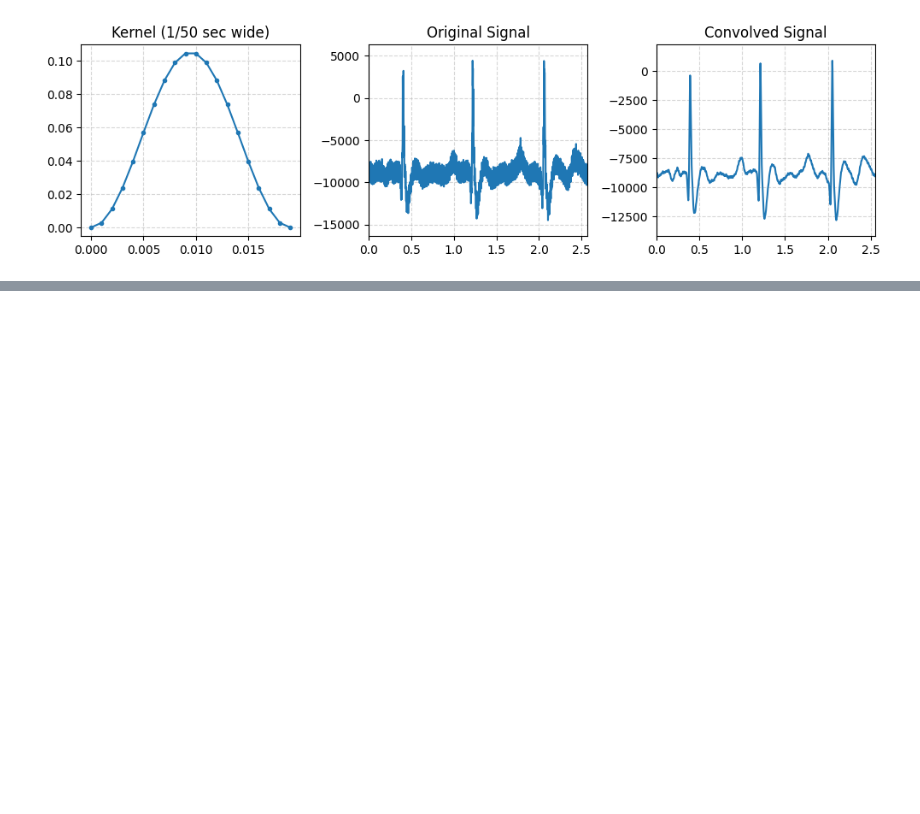
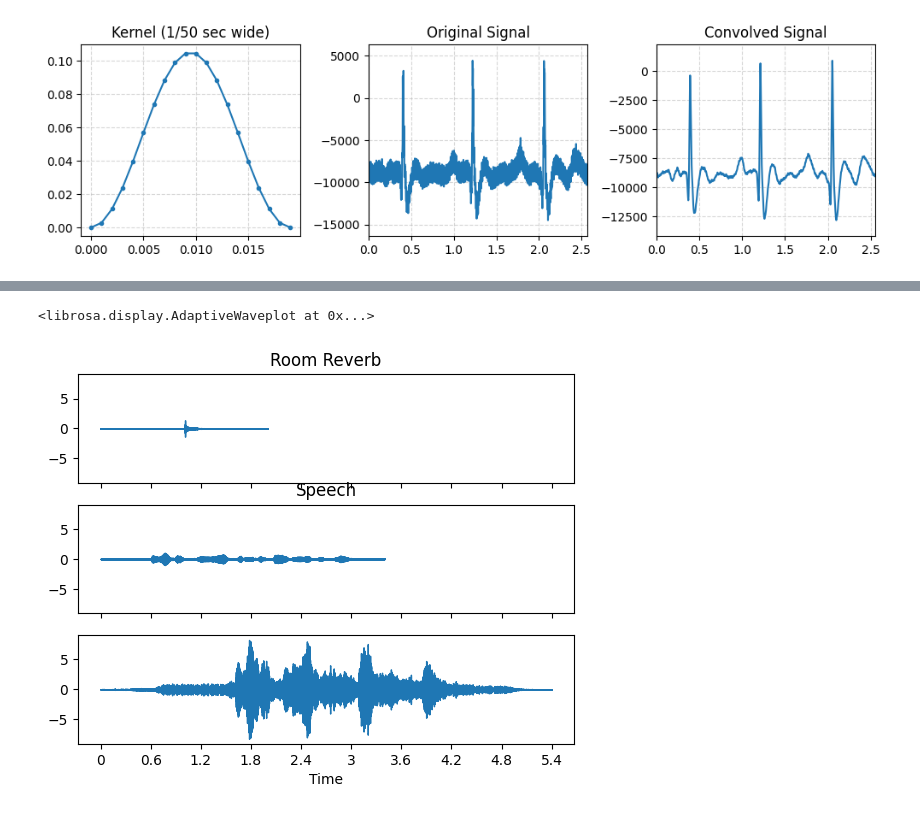
Before and after one commit to vi-bulchandani/da623-convolution-1d, a Jupyter notebook: notebook.ipynb, the cells around one changed output, grey strips where cells are left out. Drawn from its saved outputs; the diff is of its cells as text; code cells hidden in the pictures; blank space fills up the shorter version.

```diff
--- a/notebook.ipynb
+++ b/notebook.ipynb
@@ -440,0 +451,27 @@ plt.show()
+# %%
+import IPython
+from scipy.io import wavfile
+
+sampling_r1,rir = wavfile.read('reverb.wav')
+sampling_r2, speech = wavfile.read('speech.wav')
+
+rir = utility.
+y1, sr = librosa.load('reverb.wav')
+
+fig, ax = plt.subplots(nrows=3, sharex=True, sharey=True)
+
+librosa.display.waveshow(y1, sr=sr, ax=ax[0])
+
+y2, sr = librosa.load('speech.wav')
+librosa.display.waveshow(y2, sr=sr, ax=ax[1])
+
+ax[0].set(title='Room Reverb')
+ax[1].set(title='Speech')
+ax[0].label_outer()
+ax[1].label_outer()
+IPython.display.display(IPython.display.Audio(filename='reverb.wav'))
+IPython.display.display(IPython.display.Audio(filename="speech.wav"))
+
+output = scipy.signal.fftconvolve(y1,y2, mode='full')
+librosa.display.waveshow(output, sr=sr, ax=ax[2])
+# %% [output]
@@ -440,0 +480,2 @@ plt.show()
+<librosa.display.AdaptiveWaveplot at 0x...>
+[figure, added]
```
Also changed, not shown: parts of 6 cells of this notebook, 6 other files.
